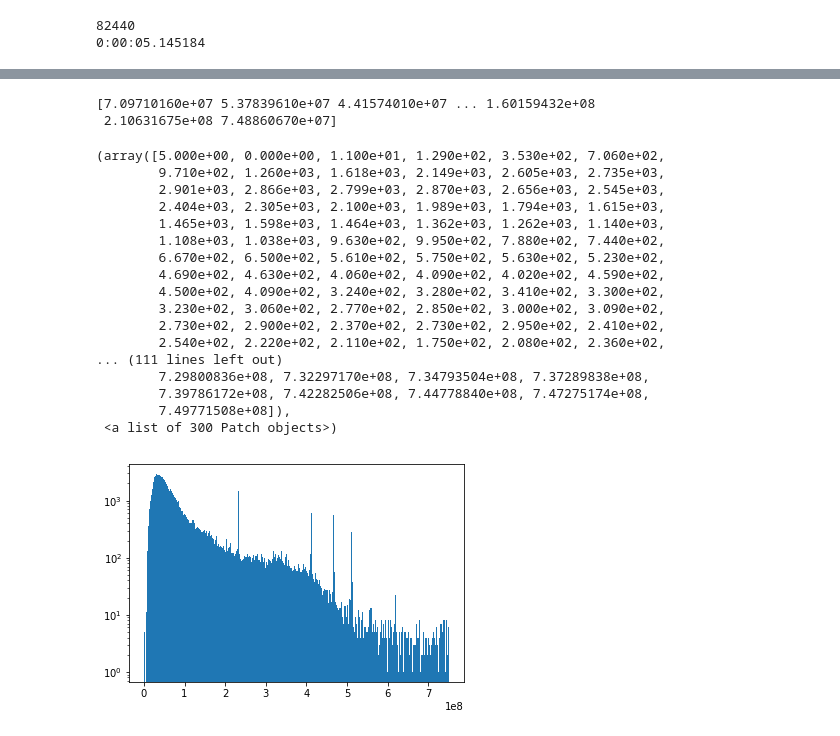
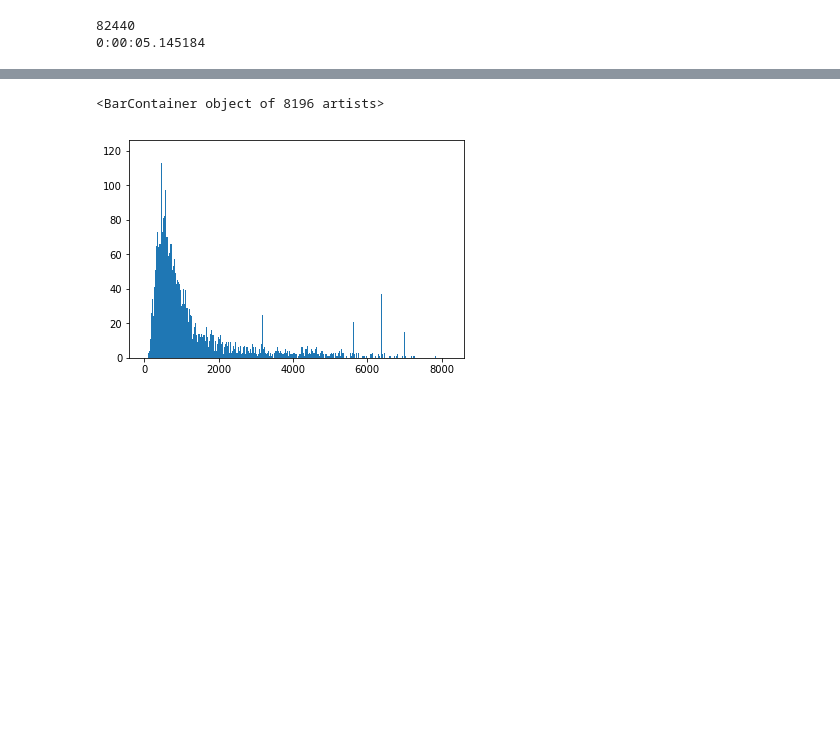
Before and after one commit to NE204-Fall2018/christopher-brand-lab1, a Jupyter notebook: Lab1_main.ipynb, the cells around one changed output, grey strips where cells are left out. Drawn from its saved outputs; the diff is of its cells as text; code cells hidden in the pictures; blank space fills up the shorter version.

```diff
--- a/Lab1_main.ipynb
+++ b/Lab1_main.ipynb
@@ -58,6 +58,11 @@ print(len(data2))
 999
 deleted  999  signals due to pile up
 82440
+# %%
+@jit(parallel = True)
+def baseLineReduction(mysignal):
+    avgNoise = np.mean(mysignal[0:1000])
+    return mysignal-avgNoise
 # %%
 @jit(parallel = True)
 def TrapFilter(mysignal,tau):
@@ -182,31 +189,21 @@ print(np.argmax(trap_out[100][:]))
 counts = []
 for j in range(0,len(trap_out)):
     counts = np.append(counts,np.amax(trap_out[j]))
-# %%
-print(np.trim_zeros(counts))
-counts2 = np.trim_zeros(counts)
-counts3 = counts2[(counts2>0) & (counts2<0.75e9)]
-plt.figure()
-plt.yscale('log')
-plt.hist(counts3,bins=300)
-# %% [output]
-[7.09710160e+07 5.37839610e+07 4.41574010e+07 ... 1.60159432e+08
- 2.10631675e+08 7.48860670e+07]
-(array([5.000e+00, 0.000e+00, 1.100e+01, 1.290e+02, 3.530e+02, 7.060e+02,
-        9.710e+02, 1.260e+03, 1.618e+03, 2.149e+03, 2.605e+03, 2.735e+03,
-        2.901e+03, 2.866e+03, 2.799e+03, 2.870e+03, 2.656e+03, 2.545e+03,
-        2.404e+03, 2.305e+03, 2.100e+03, 1.989e+03, 1.794e+03, 1.615e+03,
-        1.465e+03, 1.598e+03, 1.464e+03, 1.362e+03, 1.262e+03, 1.140e+03,
-        1.108e+03, 1.038e+03, 9.630e+02, 9.950e+02, 7.880e+02, 7.440e+02,
-        6.670e+02, 6.500e+02, 5.610e+02, 5.750e+02, 5.630e+02, 5.230e+02,
-        4.690e+02, 4.630e+02, 4.060e+02, 4.090e+02, 4.020e+02, 4.590e+02,
-        4.500e+02, 4.090e+02, 3.240e+02, 3.280e+02, 3.410e+02, 3.300e+02,
-        3.230e+02, 3.060e+02, 2.770e+02, 2.850e+02, 3.000e+02, 3.090e+02,
-        2.730e+02, 2.900e+02, 2.370e+02, 2.730e+02, 2.950e+02, 2.410e+02,
-        2.540e+02, 2.220e+02, 2.110e+02, 1.750e+02, 2.080e+02, 2.360e+02,
-... (111 lines left out)
-        7.29800836e+08, 7.32297170e+08, 7.34793504e+08, 7.37289838e+08,
-        7.39786172e+08, 7.42282506e+08, 7.44778840e+08, 7.47275174e+08,
-        7.49771508e+08]),
- <a list of 300 Patch objects>)
-[figure, removed]
+# %%
+#print(np.trim_zeros(counts))
+counts2 = np.trim_zeros(counts)
+counts3 = counts2[(counts2>0) & (counts2<0.6e9)]
+#plt.figure()
+#nhist, bins, ign = plt.hist(counts3,bins=8196)
+yhist, bins_hist = np.histogram(counts3,bins=8196)
+plt.figure()
+plt.bar(range(8196),yhist, width=1.0)
+#fig, ax = plt.subplots()
+#counts, bins, patches = ax.hist(counts3,bins=8196)
+#ax.set_xticklabels(range(8196))
+#plt.yscale('log')
+#xhist = np.linspace(0, 8196, 8196, False)
+#plt.show()
+# %% [output]
+<BarContainer object of 8196 artists>
+[figure, added]
```
Also changed, not shown: parts of 4 cells of this notebook.
